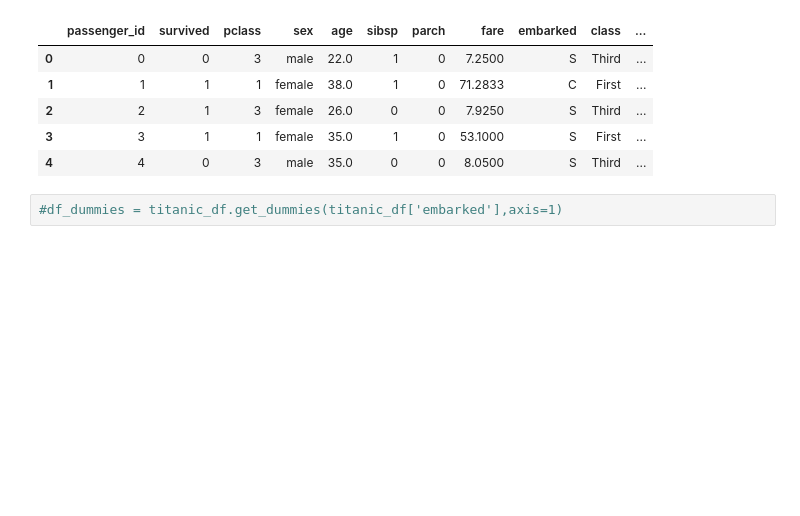
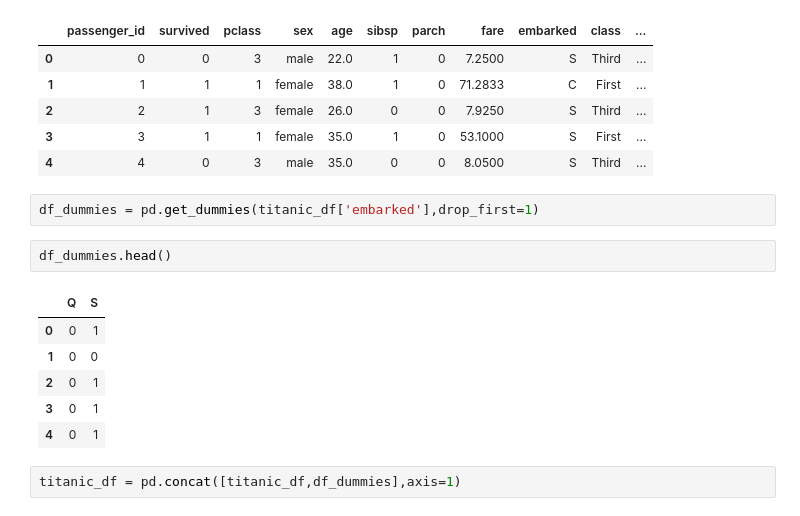
Before and after one commit to ThompsonBethany01/classification-exercises, a Jupyter notebook: classification_exercises.ipynb, the cells around one changed output. Drawn from its saved outputs; the diff is of its cells as text; blank space fills up the shorter version.

```diff
--- a/classification_exercises.ipynb
+++ b/classification_exercises.ipynb
@@ -397,4 +430,15 @@ titanic_df.head()
 | 3 | 3 | 1 | 1 | female | 35.0 | 1 | 0 | 53.1000 | S | First | ... |
 | 4 | 4 | 0 | 3 | male | 35.0 | 0 | 0 | 8.0500 | S | Third | ... |
 # %%
-#df_dummies = titanic_df.get_dummies(titanic_df['embarked'],axis=1)
+df_dummies = pd.get_dummies(titanic_df['embarked'],drop_first=1)
+# %%
+df_dummies.head()
+# %% [output]
+|  | Q | S |
+| 0 | 0 | 1 |
+| 1 | 0 | 0 |
+| 2 | 0 | 1 |
+| 3 | 0 | 1 |
+| 4 | 0 | 1 |
+# %%
+titanic_df = pd.concat([titanic_df,df_dummies],axis=1)
```
Also changed, not shown: parts of 7 cells of this notebook, 1 other file.
